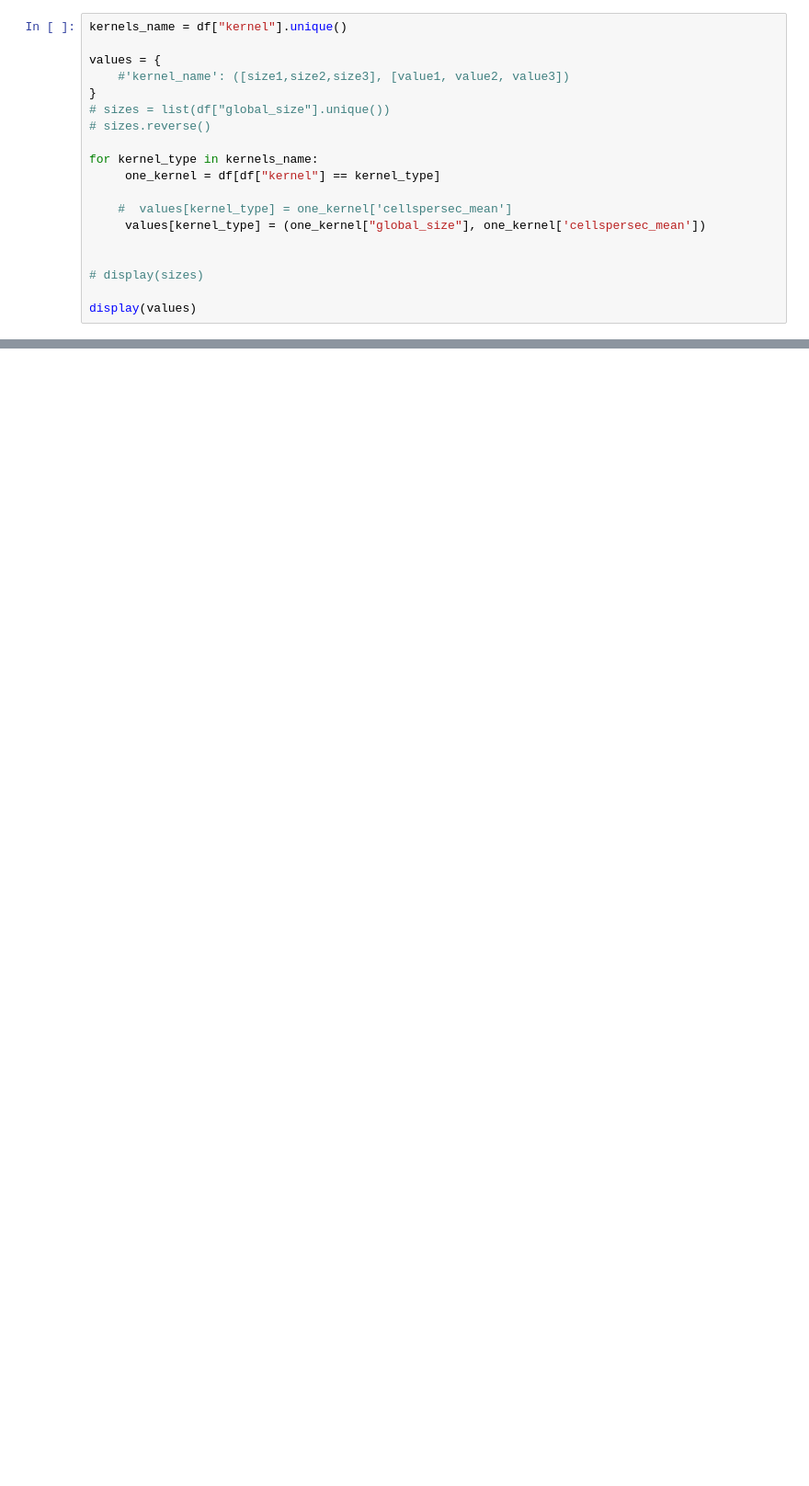
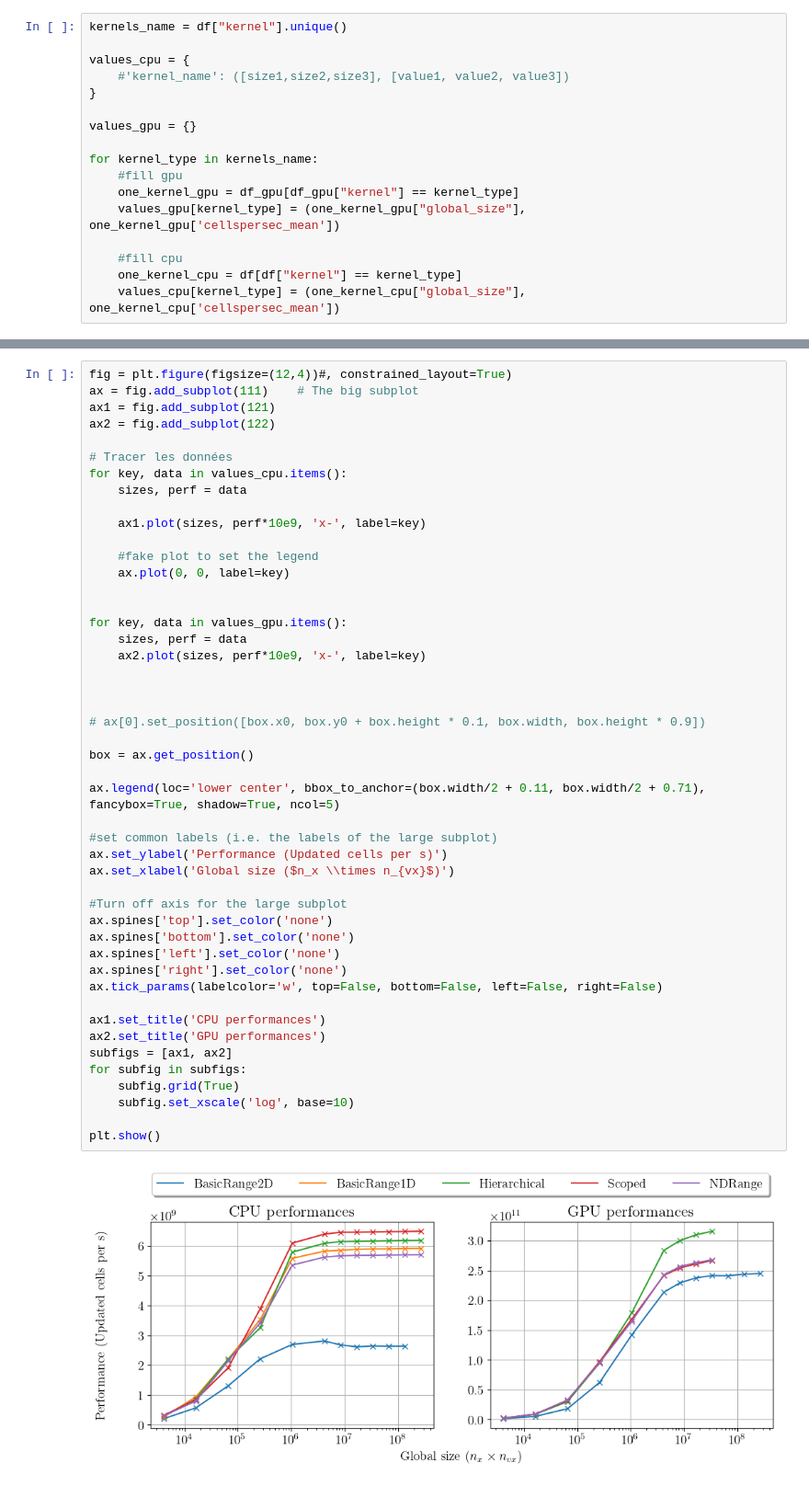
Before and after one commit to Maison-de-la-Simulation/parallel-advection, a Jupyter notebook: benchmark/read_pandas_csv.ipynb, the cells around one changed output, grey strips where cells are left out. Shown: that part at 92% size. Cells and saved outputs as stored; diff of their text form; blank space fills up the shorter version.

```diff
--- a/benchmark/read_pandas_csv.ipynb
+++ b/benchmark/read_pandas_csv.ipynb
@@ -37,19 +25,17 @@ df
 # %%
 kernels_name = df["kernel"].unique()
 
-values = {
+values_cpu = {
     #'kernel_name': ([size1,size2,size3], [value1, value2, value3])
 }
-# sizes = list(df["global_size"].unique())
-# sizes.reverse()
+
+values_gpu = {}
 
 for kernel_type in kernels_name:
-     one_kernel = df[df["kernel"] == kernel_type]
+    #fill gpu
+    one_kernel_gpu = df_gpu[df_gpu["kernel"] == kernel_type]
+    values_gpu[kernel_type] = (one_kernel_gpu["global_size"], one_kernel_gpu['cellspersec_mean'])
 
-    #  values[kernel_type] = one_kernel['cellspersec_mean']
-     values[kernel_type] = (one_kernel["global_size"], one_kernel['cellspersec_mean'])
-
-
-# display(sizes)
-
-display(values)
+    #fill cpu
+    one_kernel_cpu = df[df["kernel"] == kernel_type]
+    values_cpu[kernel_type] = (one_kernel_cpu["global_size"], one_kernel_cpu['cellspersec_mean'])
@@ -128,2 +42,51 @@ NDRange
+# %%
+fig = plt.figure(figsize=(12,4))#, constrained_layout=True)
+ax = fig.add_subplot(111)    # The big subplot
+ax1 = fig.add_subplot(121)
+ax2 = fig.add_subplot(122)
+
+# Tracer les données
+for key, data in values_cpu.items():
+    sizes, perf = data
+
+    ax1.plot(sizes, perf*10e9, 'x-', label=key)
+
+    #fake plot to set the legend
+    ax.plot(0, 0, label=key)
+
+
+for key, data in values_gpu.items():
+    sizes, perf = data
+    ax2.plot(sizes, perf*10e9, 'x-', label=key)
+
+
+
+# ax[0].set_position([box.x0, box.y0 + box.height * 0.1, box.width, box.height * 0.9])
+
+box = ax.get_position()
+
+ax.legend(loc='lower center', bbox_to_anchor=(box.width/2 + 0.11, box.width/2 + 0.71), fancybox=True, shadow=True, ncol=5)
+
+#set common labels (i.e. the labels of the large subplot)
+ax.set_ylabel('Performance (Updated cells per s)')
+ax.set_xlabel('Global size ($n_x \\times n_{vx}$)')
+
+#Turn off axis for the large subplot
+ax.spines['top'].set_color('none')
+ax.spines['bottom'].set_color('none')
+ax.spines['left'].set_color('none')
+ax.spines['right'].set_color('none')
+ax.tick_params(labelcolor='w', top=False, bottom=False, left=False, right=False)
+
+ax1.set_title('CPU performances')
+ax2.set_title('GPU performances')
+subfigs = [ax1, ax2]
+for subfig in subfigs:
+    subfig.grid(True)
+    subfig.set_xscale('log', base=10)
+
+plt.show()
+# %% [output]
+[figure, added]
 # %%
 KERNEL_TYPE = "Hierarchical"
```
Also changed, not shown: parts of 10 cells of this notebook, 2 other files.
